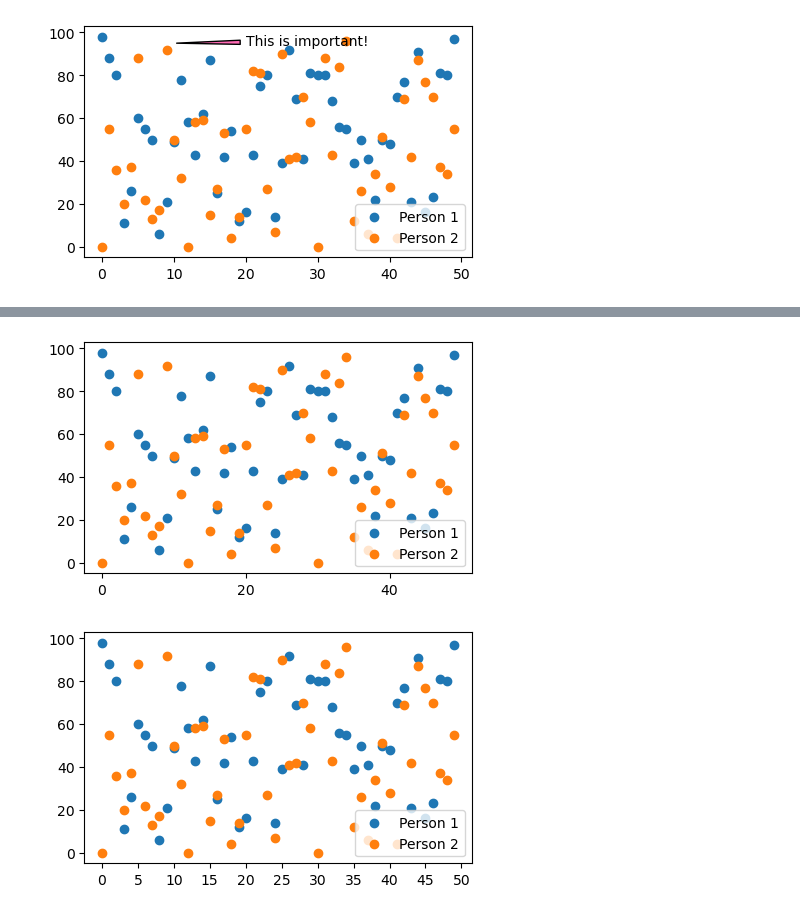
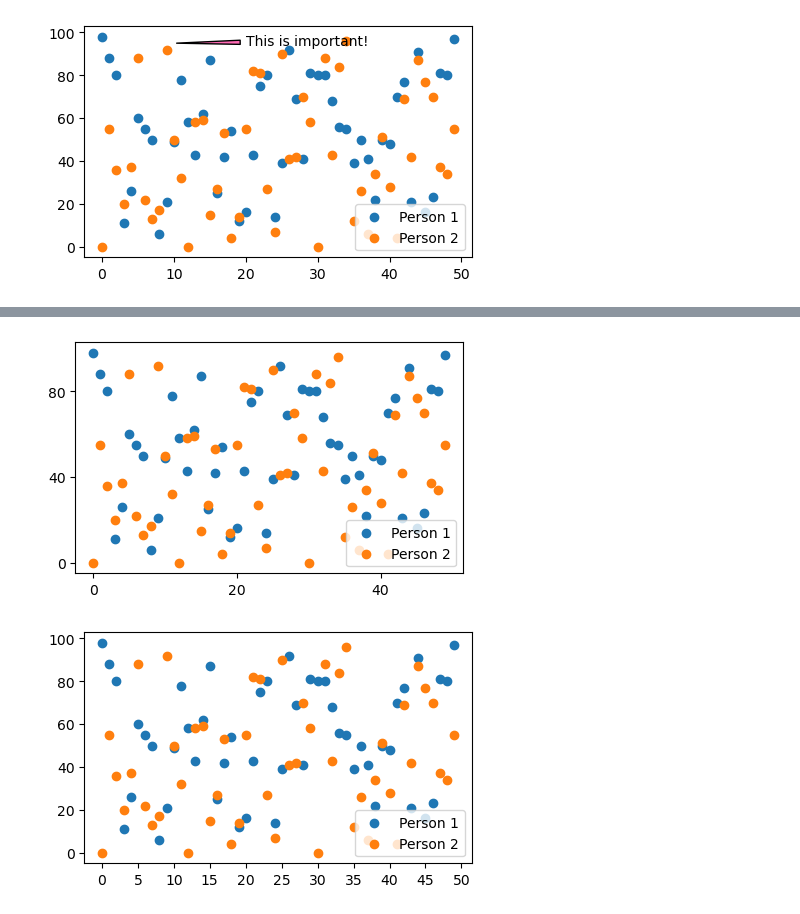
Before and after one commit to Jal247/visualization, a Jupyter notebook: 02_activities/assignments/participation/class2.ipynb, the cells around one changed output, grey strips where cells are left out. Cells and saved outputs as stored; diff of their text form; code cells hidden in the pictures.

```diff
--- a/02_activities/assignments/participation/class2.ipynb
+++ b/02_activities/assignments/participation/class2.ipynb
@@ -170,13 +199,13 @@ TypeError: NullLocator() takes no arguments
 # %%
 fig, ax = plt.subplots(figsize=(5,3)) #figsize we gave size of 5X3 inches
 ax.scatter(x,y1,label="Person 1")
 ax.scatter(x,y2,label="Person 2")
 ax.legend(loc = "lower right")
-
-#ax.yaxis.set_major_locator(plt.MaxNLocator(3))
+# set tick mark locator number as 3 , 3 tick marks on both axis
+ax.yaxis.set_major_locator(plt.MaxNLocator(3))
 ax.xaxis.set_major_locator(plt.MaxNLocator(3))
 # %% [output]
-[figure, old version]
+[figure, new version]
 # %%
 fig, ax = plt.subplots(figsize=(5,3)) #figsize we gave size of 5X3 inches
 ax.scatter(x,y1,label="Person 1")
```
Also changed, not shown: parts of 21 cells of this notebook.
